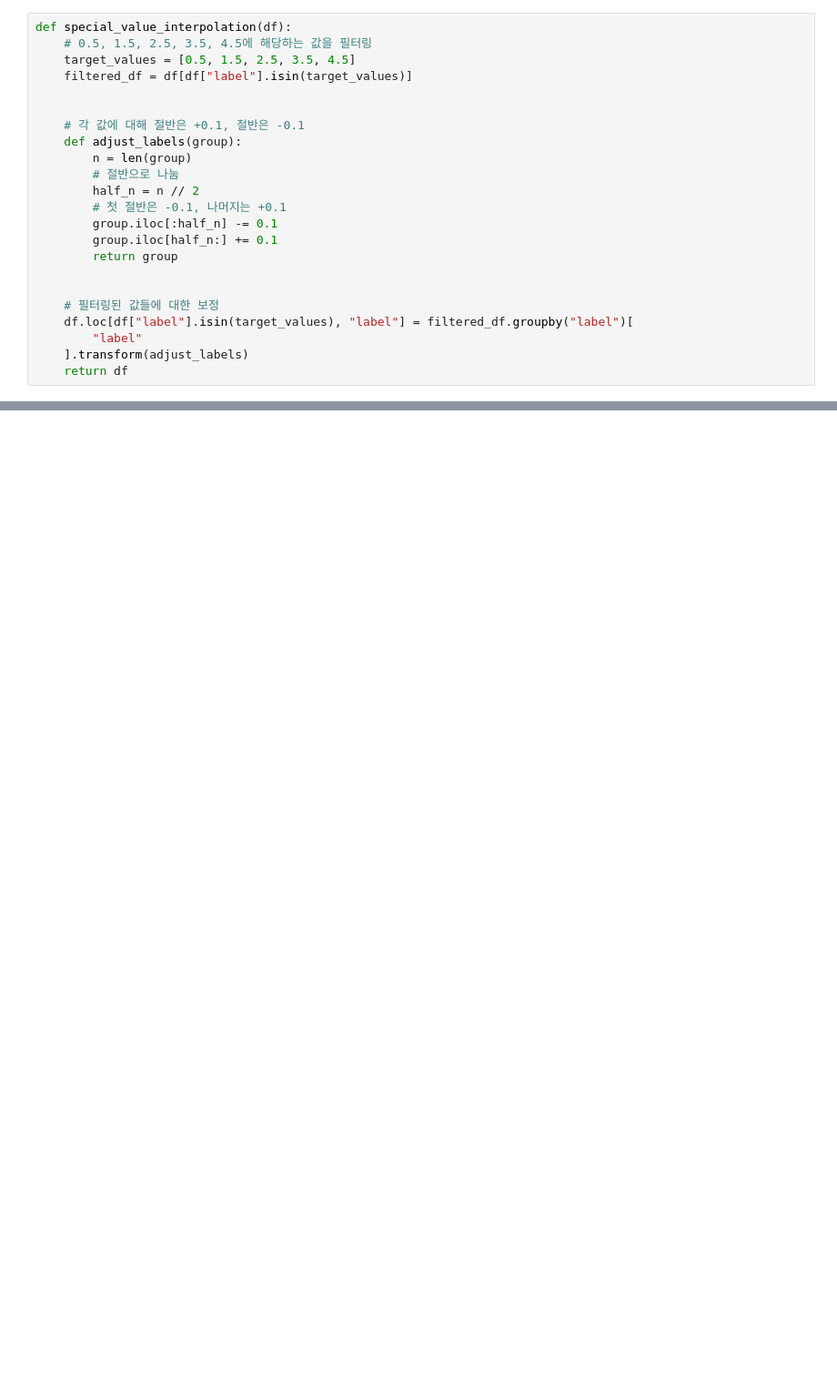
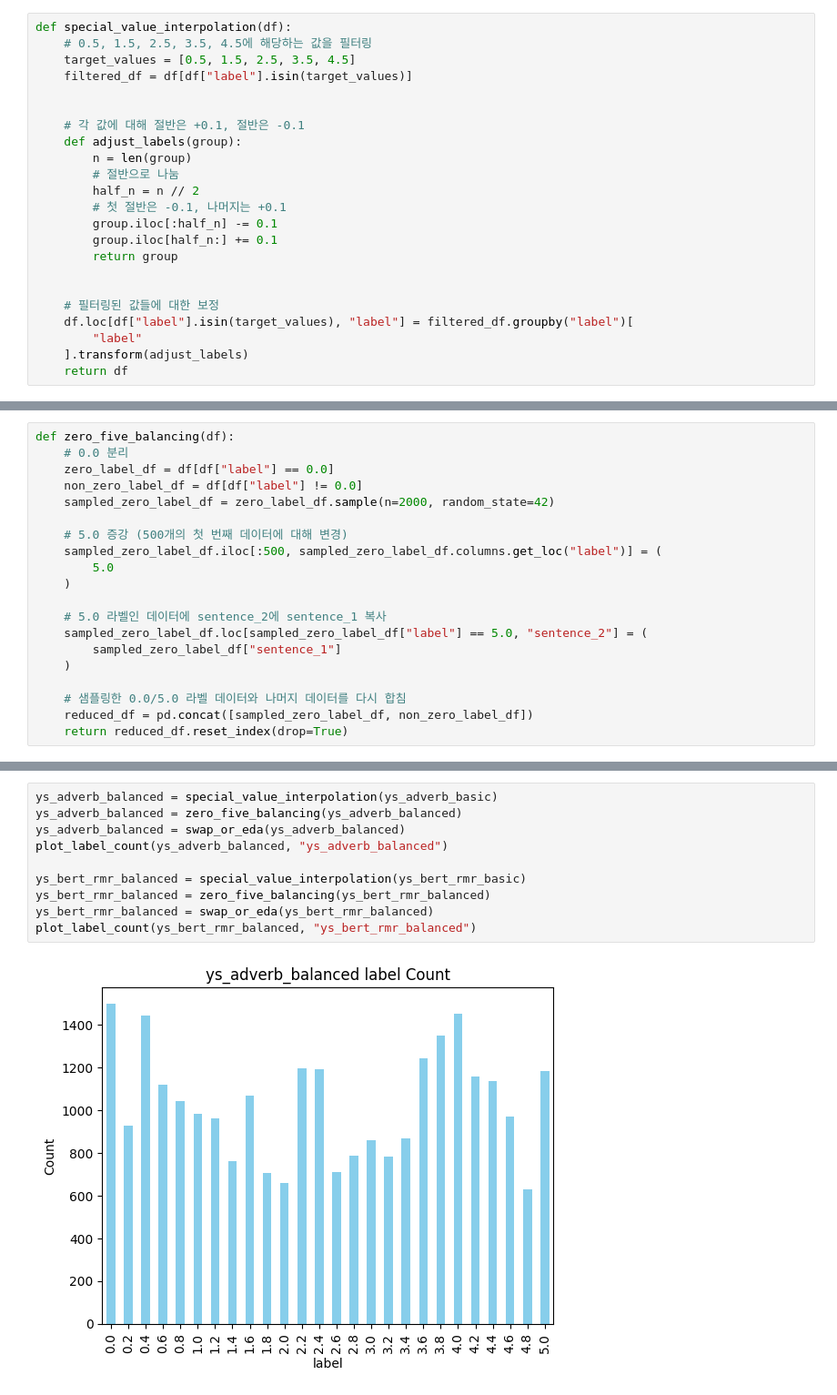
Before and after one commit to boostcampaitech7/level1-semantictextsimilarity-nlp-04, a Jupyter notebook: preprocess/data_balancing.ipynb, the cells around one changed output, grey strips where cells are left out. Shown at 91% size. Drawn from its saved outputs; the diff is of its cells as text; blank space fills up the shorter version.

```diff
--- a/preprocess/data_balancing.ipynb
+++ b/preprocess/data_balancing.ipynb
@@ -109,0 +52,20 @@ plot_label_count(ys_adverb_swap_balanced, "ys_adverb_swap_balanced")
+# %%
+def zero_five_balancing(df):
+    # 0.0 분리
+    zero_label_df = df[df["label"] == 0.0]
+    non_zero_label_df = df[df["label"] != 0.0]
+    sampled_zero_label_df = zero_label_df.sample(n=2000, random_state=42)
+
+    # 5.0 증강 (500개의 첫 번째 데이터에 대해 변경)
+    sampled_zero_label_df.iloc[:500, sampled_zero_label_df.columns.get_loc("label")] = (
+        5.0
+    )
+
+    # 5.0 라벨인 데이터에 sentence_2에 sentence_1 복사
+    sampled_zero_label_df.loc[sampled_zero_label_df["label"] == 5.0, "sentence_2"] = (
+        sampled_zero_label_df["sentence_1"]
+    )
+
+    # 샘플링한 0.0/5.0 라벨 데이터와 나머지 데이터를 다시 합침
+    reduced_df = pd.concat([sampled_zero_label_df, non_zero_label_df])
+    return reduced_df.reset_index(drop=True)
@@ -109,0 +117,12 @@ plot_label_count(ys_adverb_swap_balanced, "ys_adverb_swap_balanced")
+# %%
+ys_adverb_balanced = special_value_interpolation(ys_adverb_basic)
+ys_adverb_balanced = zero_five_balancing(ys_adverb_balanced)
+ys_adverb_balanced = swap_or_eda(ys_adverb_balanced)
+plot_label_count(ys_adverb_balanced, "ys_adverb_balanced")
+
+ys_bert_rmr_balanced = special_value_interpolation(ys_bert_rmr_basic)
+ys_bert_rmr_balanced = zero_five_balancing(ys_bert_rmr_balanced)
+ys_bert_rmr_balanced = swap_or_eda(ys_bert_rmr_balanced)
+plot_label_count(ys_bert_rmr_balanced, "ys_bert_rmr_balanced")
+# %% [output]
+[figure, added]
```
Also changed, not shown: parts of 12 cells of this notebook, 3 other files.
